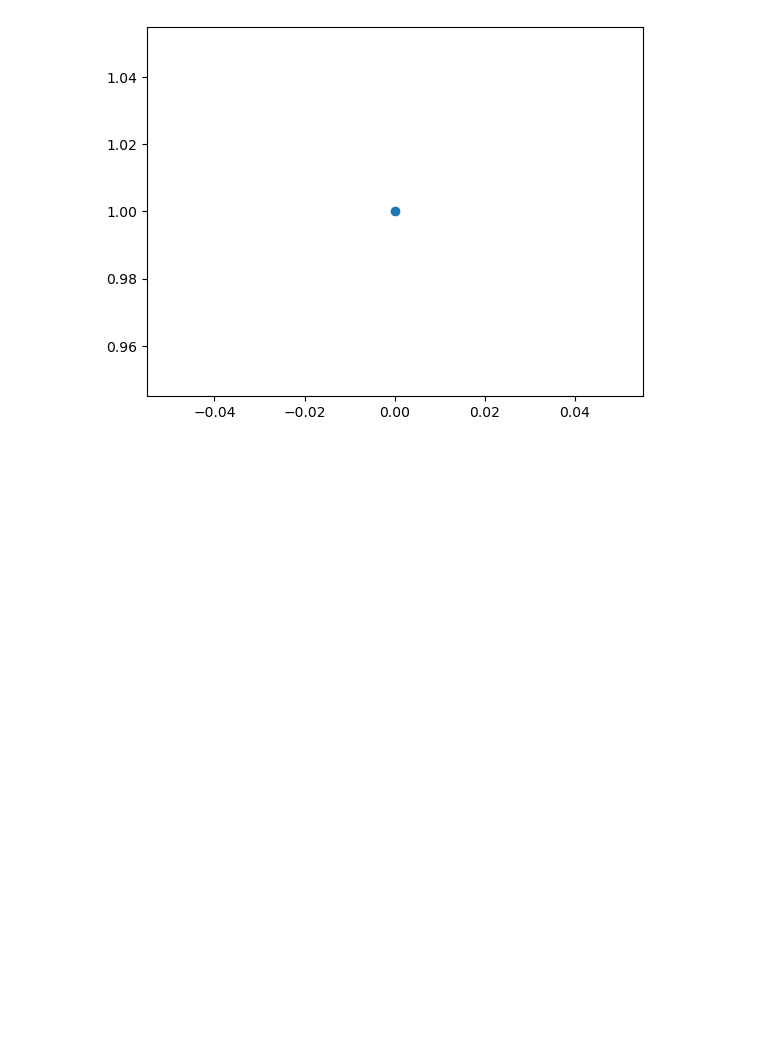
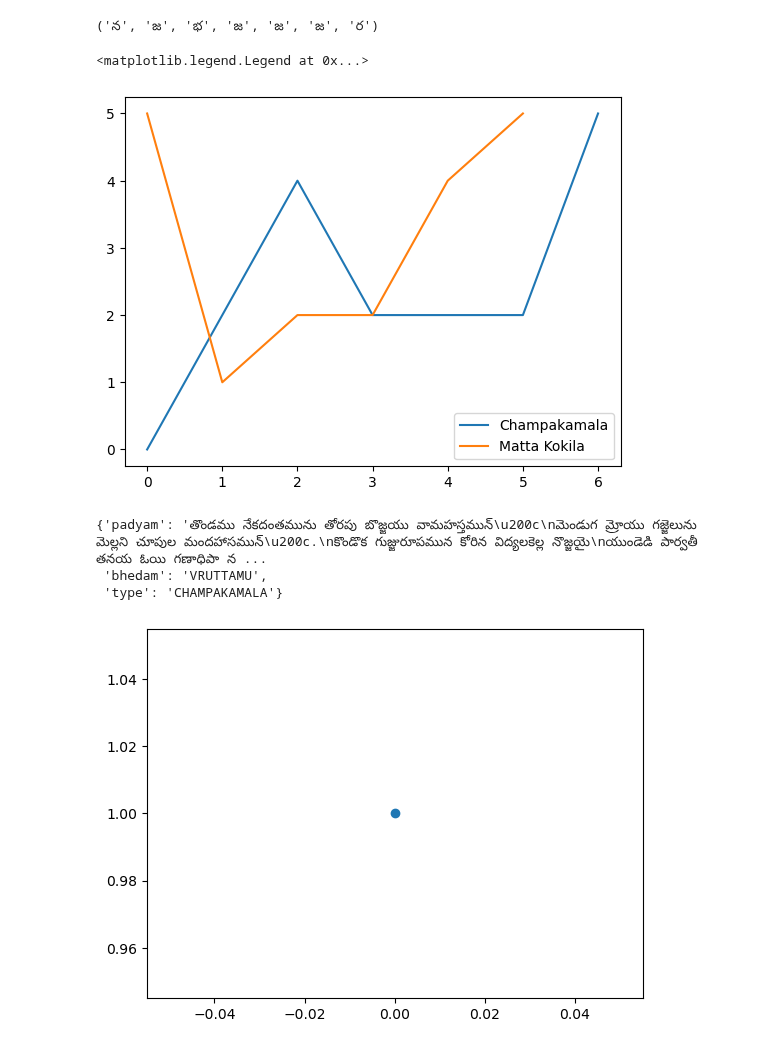
Before and after one commit to BodduSriPavan-111/chandassu, a Jupyter notebook: examples/padyalu.ipynb, the cells around one changed output. Drawn from its saved outputs; the diff is of its cells as text; code cells hidden in the pictures; blank space fills up the shorter version.

```diff
--- a/examples/padyalu.ipynb
+++ b/examples/padyalu.ipynb
@@ -0,0 +10,30 @@
+# %%
+d= {
+            'లా': ("|", "|"),
+            'వ': ("|", "U"),
+            'హ': ("U", "|"),
+            'గా': ("U", "U"),
+            'న': ("|", "|", "|"),
+            'స': ("|", "|", "U"),
+            'జ': ("|", "U", "|"),
+            'య': ("|", "U", "U"),
+            'భ': ("U", "|", "|"),
+            'ర': ("U", "|", "U"),
+            'త': ("U", "U", "|"),
+            'మ': ("U", "U", "U"),
+    }
+# %%
+Vruttamu.champakamala["gana_kramam"]
+# %% [output]
+('న', 'జ', 'భ', 'జ', 'జ', 'జ', 'ర')
+# %%
+plt.plot( range(7), [d[i] for i in Vruttamu.champakamala["gana_kramam"]], label= "Champakamala")
+# plt.plot( range(7), [d[i] for i in Vruttamu.vutpalamala["gana_kramam"]], label= "Vutpalamala")
+# plt.plot( range(7), [d[i] for i in Vruttamu.mattebham["gana_kramam"]], label= "Mattebham")
+plt.plot( range(6), [d[i] for i in Vruttamu.mattakokila["gana_kramam"]], label= "Matta Kokila")
+# plt.plot( range(7), [d[i] for i in Vruttamu.sardulam["gana_kramam"]], label= "Sarduulam")
+
+plt.legend()
+# %% [output]
+<matplotlib.legend.Legend at 0x...>
+[figure, added]
@@ -1,3 +55,9 @@
+# %%
+data
+# %% [output]
+{'padyam': 'తొండము నేకదంతమును తోరపు బొజ్జయు వామహస్తమున్\u200c\nమెండుగ మ్రోయు గజ్జెలును మెల్లని చూపుల మందహాసమున్\u200c.\nకొండొక గుజ్జురూపమున కోరిన విద్యలకెల్ల నొజ్జయై\nయుండెడి పార్వతీ తనయ ఓయి గణాధిపా న ...
+ 'bhedam': 'VRUTTAMU',
+ 'type': 'CHAMPAKAMALA'}
 # %%
 import matplotlib.pyplot as plt
 a={"|":0,"U":1}
```
Also changed, not shown: parts of 5 cells of this notebook, 6 other files.
